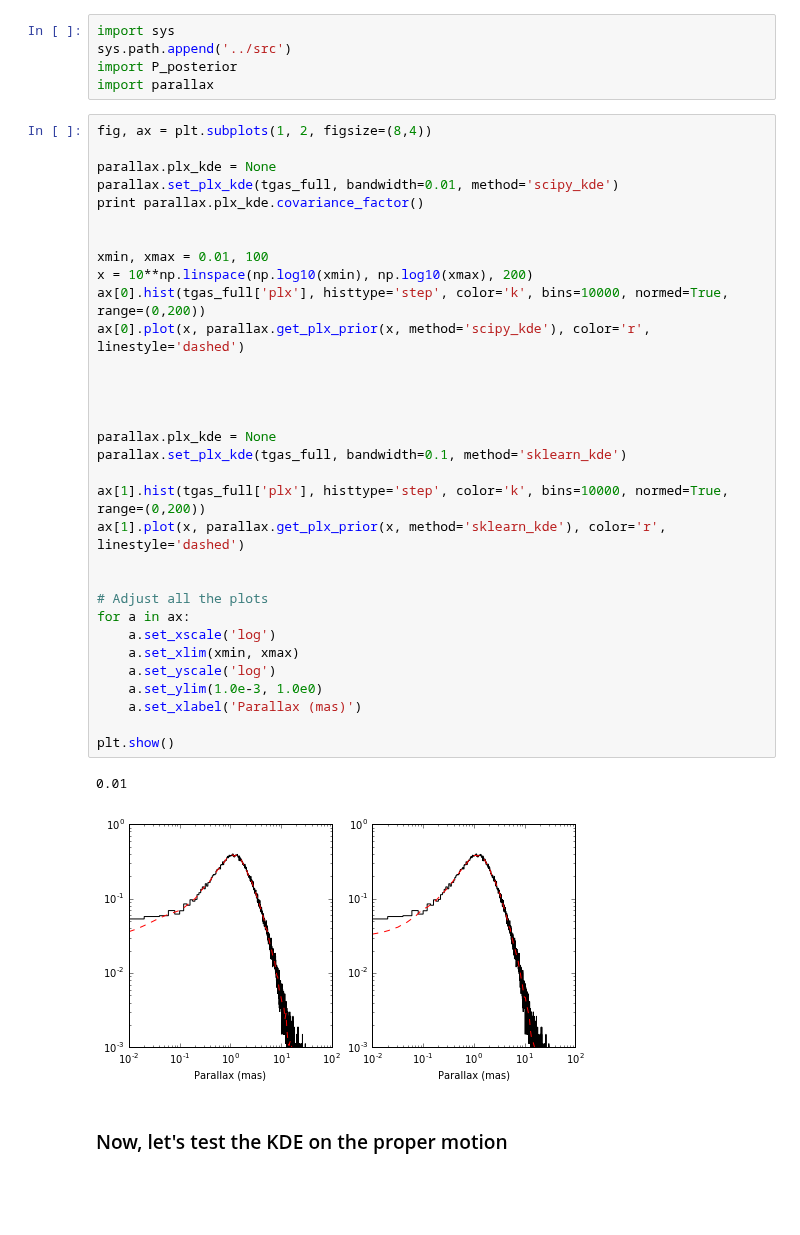
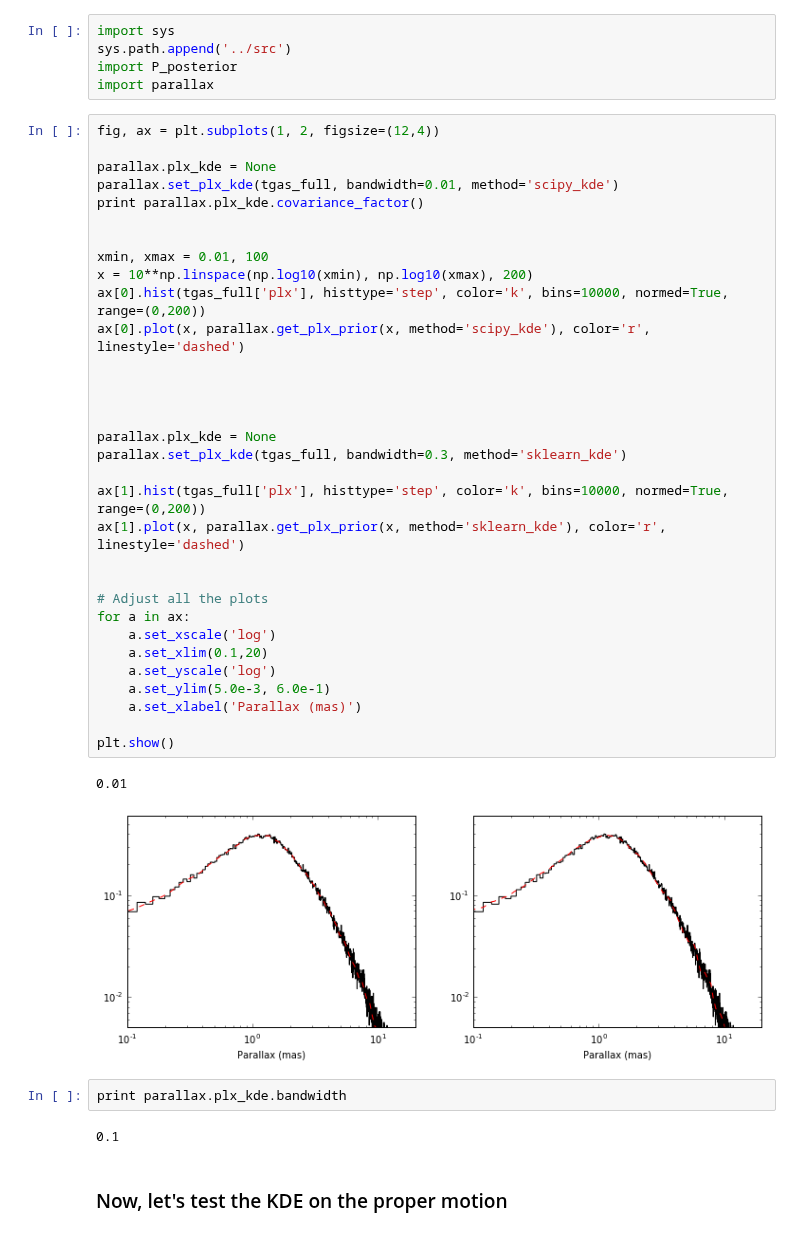
Before and after one commit to astroJeff/gaia_binaries, a Jupyter notebook: notebooks/TGAS_general.ipynb, the cells around one changed output. Cells and saved outputs as stored; diff of their text form; blank space fills up the shorter version.

Commit message:
Checked precision/bandwidth for binary_kde and plx_kde. Everything set to run

```diff
--- a/notebooks/TGAS_general.ipynb
+++ b/notebooks/TGAS_general.ipynb
@@ -178,40 +183,44 @@ sys.path.append('../src')
 import P_posterior
 import parallax
 # %%
-fig, ax = plt.subplots(1, 2, figsize=(8,4))
+fig, ax = plt.subplots(1, 2, figsize=(12,4))
 
 parallax.plx_kde = None
 parallax.set_plx_kde(tgas_full, bandwidth=0.01, method='scipy_kde')
 print parallax.plx_kde.covariance_factor()
 
 
 xmin, xmax = 0.01, 100
 x = 10**np.linspace(np.log10(xmin), np.log10(xmax), 200)
 ax[0].hist(tgas_full['plx'], histtype='step', color='k', bins=10000, normed=True, range=(0,200))
 ax[0].plot(x, parallax.get_plx_prior(x, method='scipy_kde'), color='r', linestyle='dashed')
 
 
 
 
 parallax.plx_kde = None
-parallax.set_plx_kde(tgas_full, bandwidth=0.1, method='sklearn_kde')
+parallax.set_plx_kde(tgas_full, bandwidth=0.3, method='sklearn_kde')
 
 ax[1].hist(tgas_full['plx'], histtype='step', color='k', bins=10000, normed=True, range=(0,200))
 ax[1].plot(x, parallax.get_plx_prior(x, method='sklearn_kde'), color='r', linestyle='dashed')
 
 
 # Adjust all the plots
 for a in ax:
     a.set_xscale('log')
-    a.set_xlim(xmin, xmax)
+    a.set_xlim(0.1,20)
     a.set_yscale('log')
-    a.set_ylim(1.0e-3, 1.0e0)
+    a.set_ylim(5.0e-3, 6.0e-1)
     a.set_xlabel('Parallax (mas)')
 
 plt.show()
 # %% [output]
 0.01
-[figure, old version]
+[figure, new version]
+# %%
+print parallax.plx_kde.bandwidth
+# %% [output]
+0.1
 # %% [markdown]
 ### Now, let's test the KDE on the proper motion
 # %%
```
Also changed, not shown: parts of 1 cell of this notebook, 4 other files.
